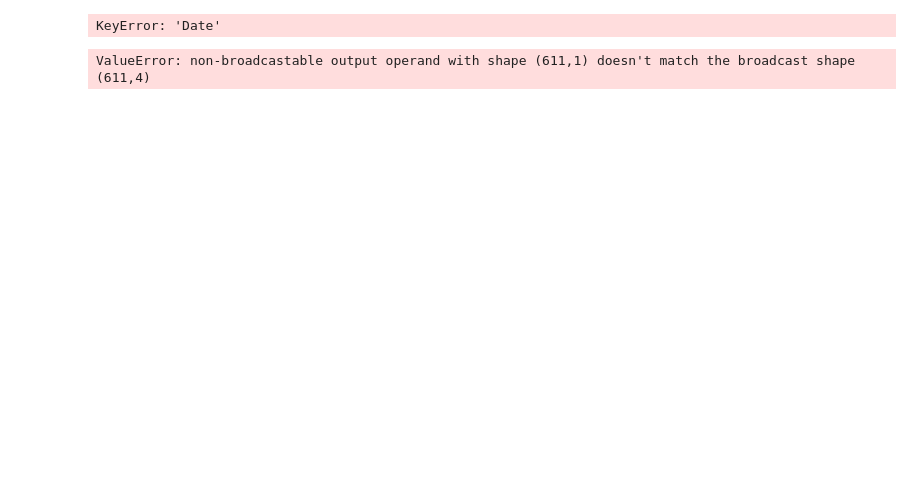
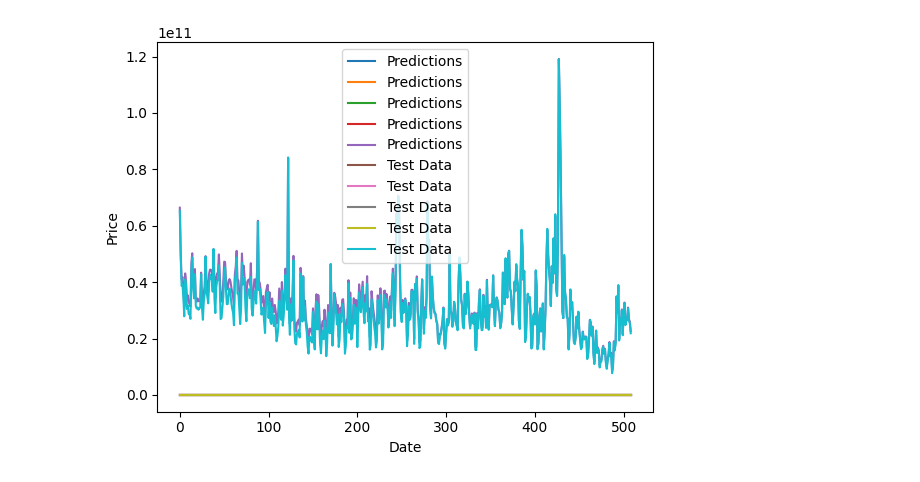
Before and after one commit to amjed87/doc, a Jupyter notebook: chat-GPT/CNN_1D_BTC_without_indecater.ipynb, the cells around one changed output. Drawn from its saved outputs; the diff is of its cells as text; code cells hidden in the pictures; blank space fills up the shorter version.

```diff
--- a/chat-GPT/CNN_1D_BTC_without_indecater.ipynb
+++ b/chat-GPT/CNN_1D_BTC_without_indecater.ipynb
@@ -112,0 +68,6 @@ ValueError: Must pass 2-d input. shape=(2441, 1, 4)
+# %%
+# Scale the data between 0 and 1
+scaler = MinMaxScaler(feature_range=(0, 1))
+data = scaler.fit_transform(data)
+data.shape
+print ('data.shape[1]:',data.shape[1])
@@ -127,0 +106,15 @@ ValueError: One of the dimensions in the output is <= 0 due to downsampling in c
+# %%
+from sklearn.model_selection import TimeSeriesSplit
+
+# Define the cross-validator
+tscv = TimeSeriesSplit(n_splits=5)
+
+# Loop through each fold and fit/evaluate the model
+for train_index, test_index in tscv.split(data):
+    X_train, X_test = data[train_index], data[test_index]
+    y_train, y_test = data[train_index], data[test_index]
+
+print('x_test',X_test.shape)
+print('y_test',y_test.shape)
+print("X_train",X_train.shape)
+print('y_train',y_train.shape)
@@ -161,22 +187,9 @@ Test loss: 0.0009
 y_pred = model.predict(X_test)
 print('y_pred',y_pred.shape)
 print('y_test',y_test.shape)
-#y_pred = y_pred.reshape(-1,1)
-#y_pred = np.nan_to_num(y_pred)
-#y_pred = scaler.inverse_transform(y_pred)
-#y_pred = scaler.inverse_transform(y_pred[:,[-1]])
-#y_test = scaler.inverse_transform(y_test.reshape(-1, 1))
-#y_test = np.nan_to_num(y_test)
 
 
-#evaluat
-mse = mean_squared_error(y_test, y_pred)
-mae = mean_absolute_error(y_test, y_pred)
-mape = 100 * np.mean(np.abs((y_test - y_pred) / y_test))
-rmse = np.sqrt(mean_squared_error(y_test, y_pred))
+y_pred = scaler.inverse_transform(y_pred)
 
-print("MAPE: {:.4f}%".format(mape))
-print("RMSE: {:.4f}".format(rmse))
-print("MSE: {:.4f}".format(mse))
-print("MAE:{:.4f}".format(mae))
+y_test = scaler.inverse_transform(y_test)
 # %% [output]
@@ -198,23 +255,16 @@ smape: 4.1606%
 # %%
 import matplotlib.pyplot as plt
 
 # Assume that you have stored the date information in a variable called 'date'
 # Assume that you have stored the predictions in a variable called 'y_pred'
 # Assume that you have stored the test data in a variable called 'y_test'
 
 # Plot the test data and predictions on a line chart
-plt.plot(data['Date'], y_pred, label='Predictions')
-plt.plot(data['Date'], y_test, label='Test Data')
+plt.plot(y_pred, label='Predictions')
+plt.plot(y_test, label='Test Data')
 plt.xlabel('Date')
 plt.ylabel('Price')
 plt.legend()
 plt.show()
 # %% [output]
-KeyError: 'Date'
+[figure, added]
-# %%
-y_pred = scaler.inverse_transform(y_pred)
-#y_pred = scaler.inverse_transform(y_pred[:,[-1]])
-#y_test = scaler.inverse_transform(y_test.reshape(-1, 1))
-print ('y_pred',y_pred)
-# %% [output]
-ValueError: non-broadcastable output operand with shape (611,1) doesn't match the broadcast shape (611,4)
```
Also changed, not shown: parts of 25 cells of this notebook.
